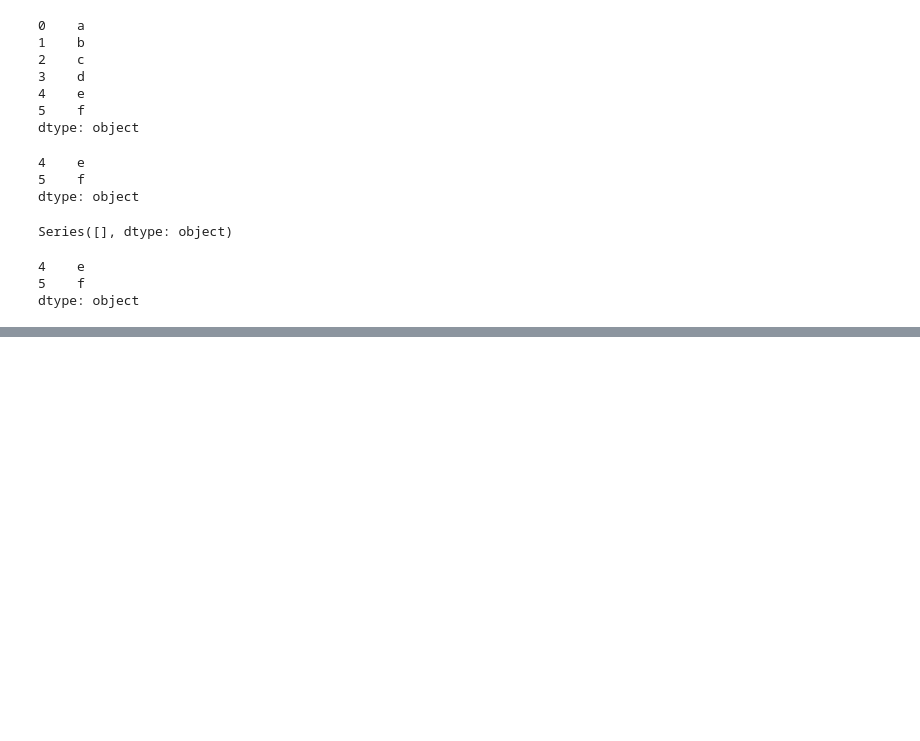
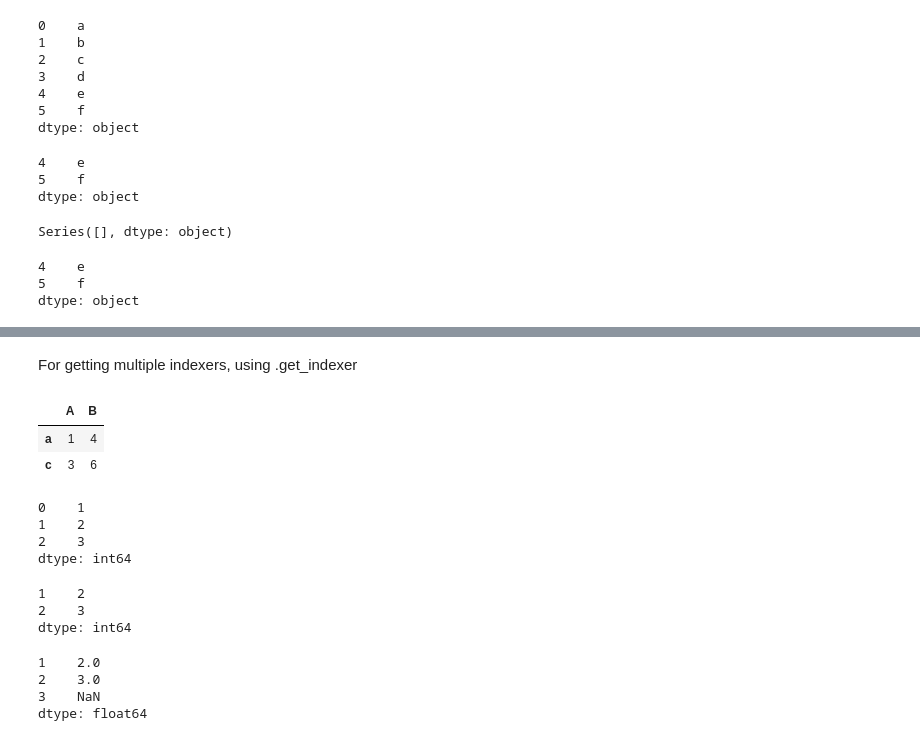
Before and after one commit to devdjan/Basic_python, a Jupyter notebook: Pandas/indexing_data.ipynb, the cells around one changed output, grey strips where cells are left out. Cells and saved outputs as stored; diff of their text form; code cells hidden in the pictures; blank space fills up the shorter version.

```diff
--- a/Pandas/indexing_data.ipynb
+++ b/Pandas/indexing_data.ipynb
@@ -575,0 +617,8 @@ Name: A, dtype: float64
+# %% [markdown]
+For getting multiple indexers, using .get_indexer
+# %%
+dfd.iloc[[0, 2], dfd.columns.get_indexer(['A', 'B'])]
+# %% [output]
+|  | A | B |
+| a | 1 | 4 |
+| c | 3 | 6 |
@@ -575,0 +629,20 @@ Name: A, dtype: float64
+# %%
+s
+# %% [output]
+0    1
+1    2
+2    3
+dtype: int64
+# %%
+s.loc[[1, 2]]
+# %% [output]
+1    2
+2    3
+dtype: int64
+# %%
+s.loc[[1, 2, 3]]
+# %% [output]
+1    2.0
+2    3.0
+3    NaN
+dtype: float64
```
Also changed, not shown: parts of 91 cells of this notebook.
